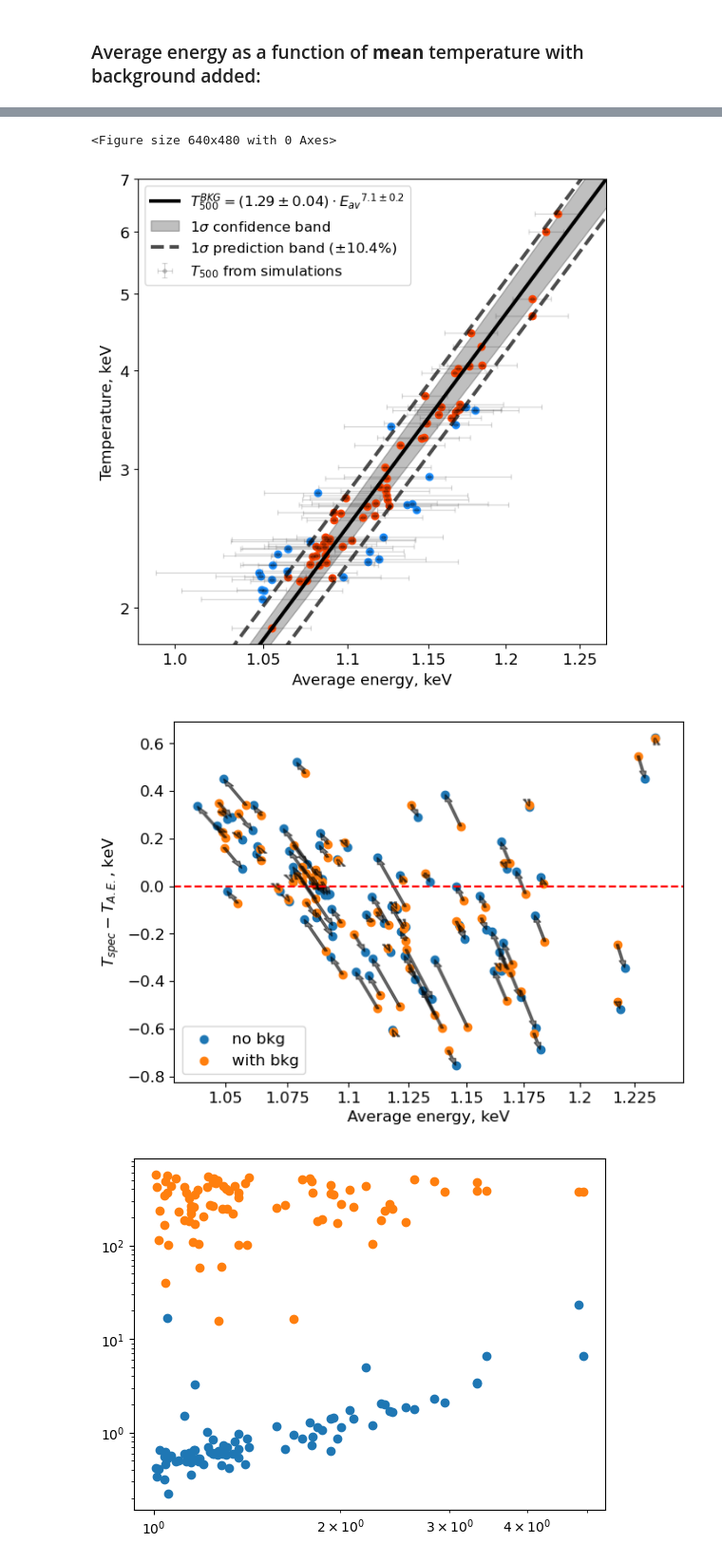
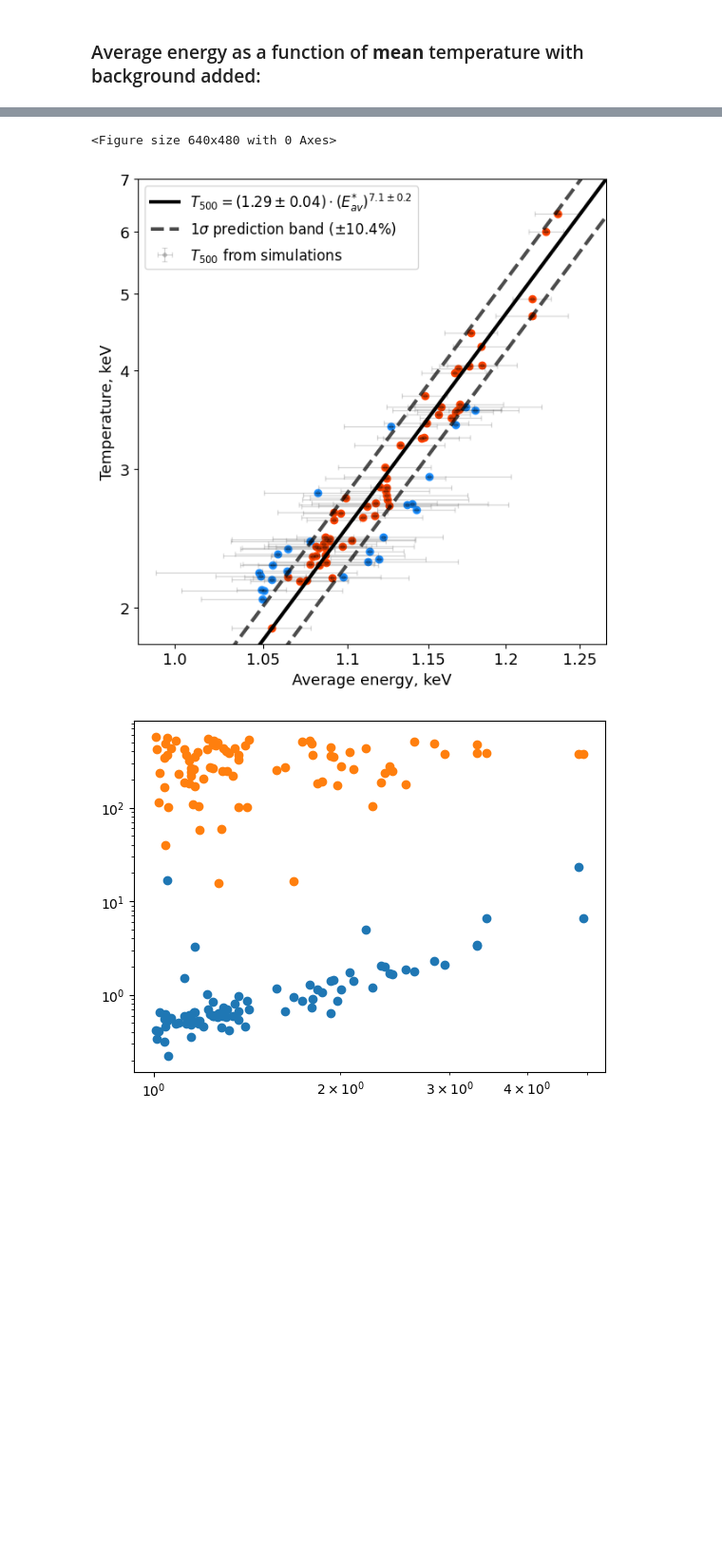
Before and after one commit to pi4imu/magneticum, a Jupyter notebook: spectra_magneticum.ipynb, the cells around one changed output, grey strips where cells are left out. Shown at 95% size. Saved outputs shown, nothing was run; the diff lists cells and outputs as text; code cells hidden in the pictures; blank space fills up the shorter version.

```diff
--- a/spectra_magneticum.ipynb
+++ b/spectra_magneticum.ipynb
@@ -847,7 +847,7 @@ result_df.to_csv('tables/table_'+write_to_file+'.csv', sep=' ', header=False, in
 NNNN = 10
 
 #table_name = '5_ab-fix_cstat_10ks_standard_BKG-'+str(NNNN)+'_z=0'
-table_name =  '5_with_bkg_10_abund_free' #'5_with_bkg_50'
+table_name =  '5_with_bkg_50'
 
 read_table = pd.read_csv('tables/table_'+table_name+'.csv', header=None, index_col=0, delimiter=' ').to_dict()
 
@@ -1100,8 +1100,8 @@ lll = np.linspace(0.9, 1.5, 100)
 draw_line(xx, x_err, yy1, y_es=np.array(yy1)*0,
           clr = 'black',
           l4dots = '$T_{500}$ from simulations',
-          l4legend = 'T_{{500}}^{{BKG}}',
-          argument='E_{{av}}',
+          l4legend = 'T_{{500}}',
+          argument='(E_{{av}}^{{*}})',
           with_scatter=True)
 
 plt.xlabel("Average energy, keV", fontsize=13)
@@ -1114,53 +1114,31 @@ Xtix = [1.00, 1.05, 1.10, 1.15, 1.2, 1.25]
 Ytix = [2,3,4,5,6,7]
 
 plt.xticks(Xtix, Xtix, size=13)
 plt.yticks(Ytix, Ytix, size=13)
 
 plt.ylim(1.8, 7)
 plt.xlim(0.98, 1.268)
 
 #for i in range(0, len(aven_usr)):
 #    plt.plot([xx[i]+0.000454, xx[i]+0.000454],
 #             [yy1[i], yy2[i]],
 #             color='grey', alpha=0.5, marker='o', markersize=4)
 
 plt.legend(loc=2, fontsize=12)
 
 plt.savefig('figures/T_vs_Eav_with_bkg-N.pdf', format='pdf', bbox_inches='tight')
 
 plt.show()
-
-plt.figure(figsize=(7, 5))
-#plt.scatter(xx, yy1)
-plt.xscale("log")
-#plt.yscale("log")
-plt.xticks([1.00, 1.05, 1.075, 1.10, 1.125, 1.15, 1.175, 1.2, 1.225, 1.25],
-           [1.00, 1.05, 1.075, 1.10, 1.125, 1.15, 1.175, 1.2, 1.225, 1.25], size=12)
-plt.yticks(size=12)
-plt.scatter(xx234, yy234, label='no bkg')
-plt.scatter(xx, yy1-1.36*np.array(xx)**6.8, label='with bkg')
-plt.legend(loc=3, fontsize=12)
-plt.axhline(0, color='red', ls='--')
-for i in range(0, 84):
-    plt.arrow(xx[i], (yy1-1.36*np.array(xx)**6.8)[i],
-              xx234[i]-xx[i], yy234[i]-(yy1-1.36*np.array(xx)**6.8)[i],length_includes_head=True,
-              head_width=0.003, head_length=0.03, fc='k', ec='k',
-              color='black', alpha=0.5)
-plt.ylabel('$T_{spec}-T_{A.E.}$, keV', fontsize=12)
-plt.xlabel("Average energy, keV", fontsize=12)
-#plt.savefig('figures/T_spec-T_AE.pdf', format='pdf')
-plt.show()
 # %% [output]
 Beta: [1.28648925 7.1326723 ]
 Beta Std Error: [0.03888338 0.23560277]
 Beta Covariance: [[ 0.00331806 -0.01906173]
  [-0.01906173  0.12181969]]
 Residual Variance: 0.4556624905997654
 Inverse Condition #: 0.04733169655061585
 Reason(s) for Halting:
   Sum of squares convergence
 0.10359668061068494 0.014452766190953408
 0.7023809523809523 0.2976190476190476 84
 <Figure size 640x480 with 0 Axes>
-[figure, old version]
+[figure, new version]
-[figure, removed]
```
Also changed, not shown: parts of 13 cells of this notebook, 2 other files.
